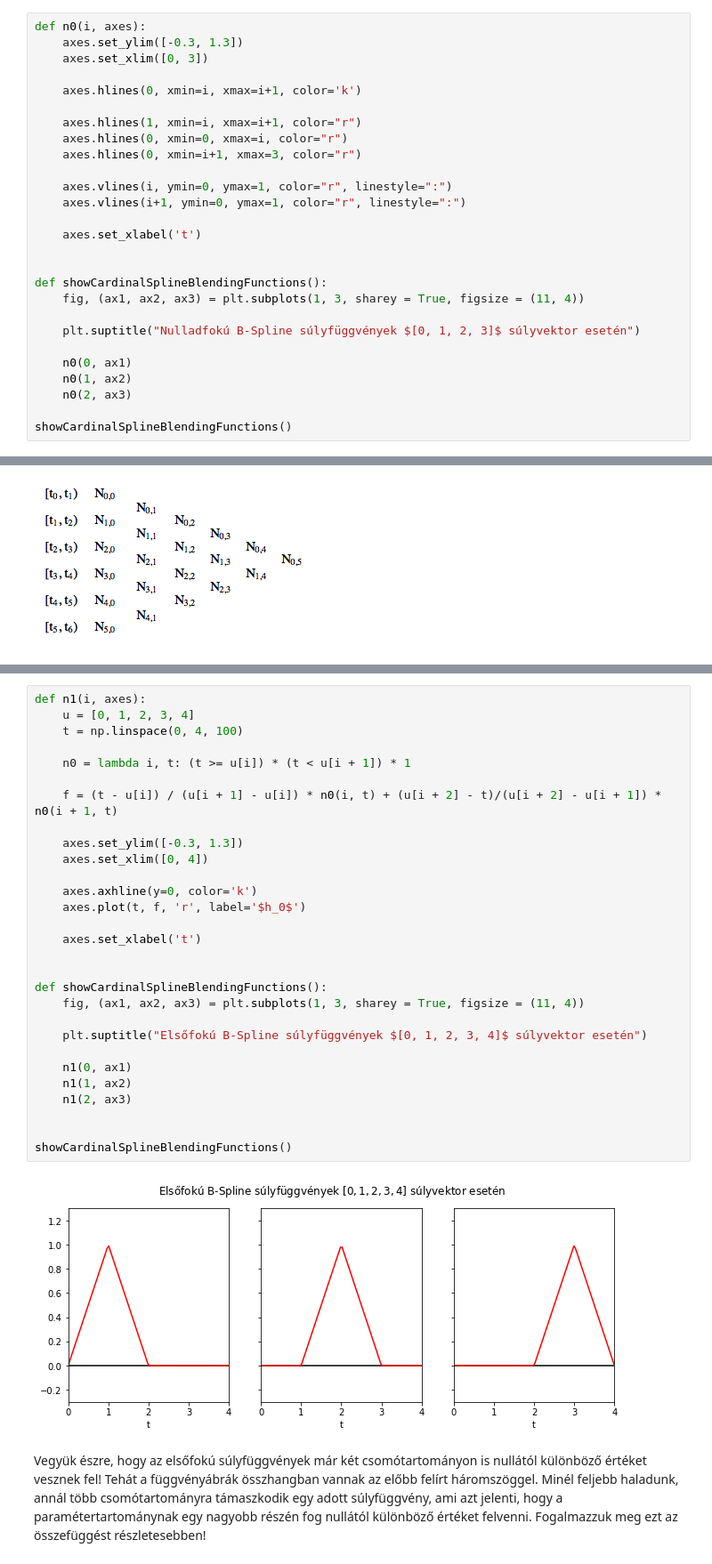
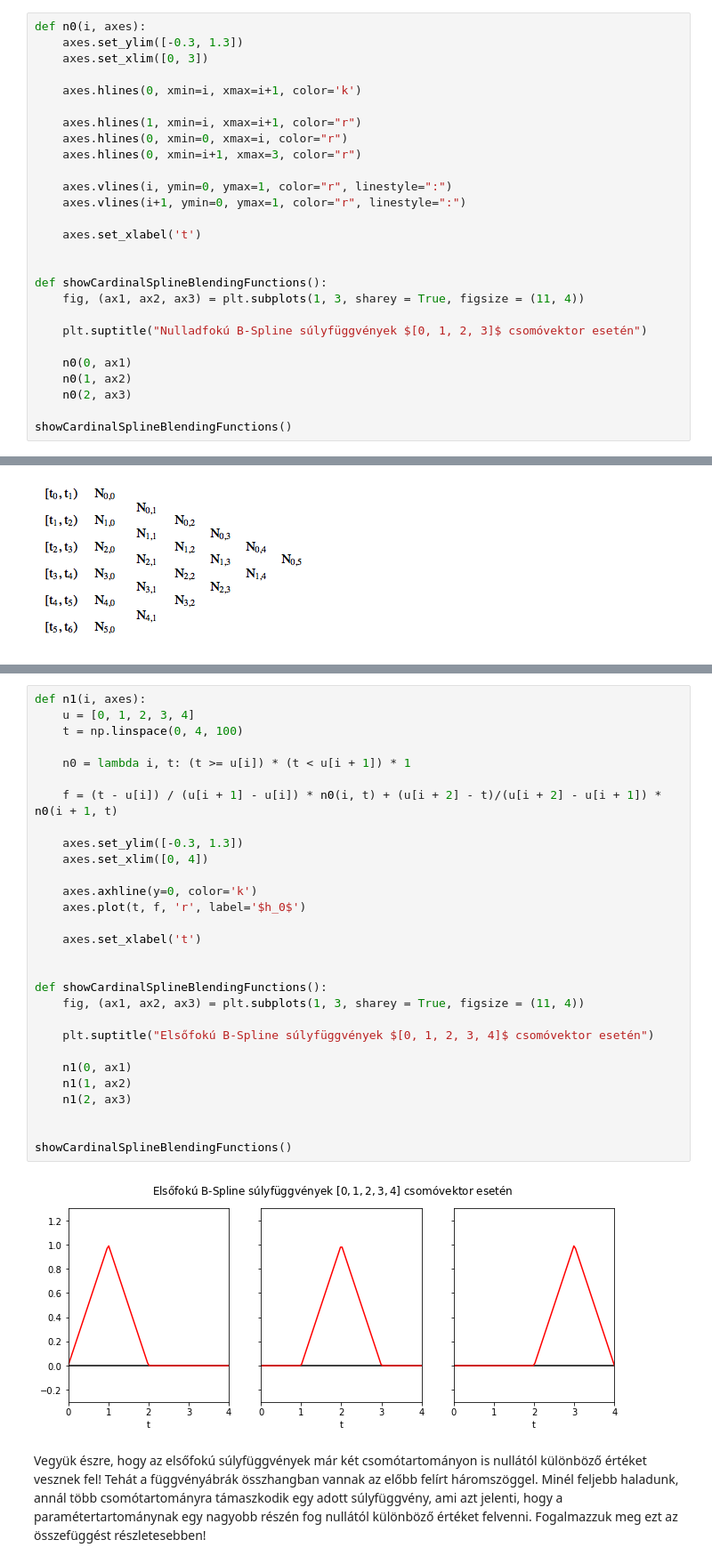
Before and after one commit to computer-graphics-master/course-material, a Jupyter notebook: notebooks/05-b-spline/05-b-spline.ipynb, the cells around one changed output, grey strips where cells are left out. Shown: that part at 89% size. Cells and saved outputs as stored; diff of their text form.

```diff
--- a/notebooks/05-b-spline/05-b-spline.ipynb
+++ b/notebooks/05-b-spline/05-b-spline.ipynb
@@ -105,7 +105,7 @@ def n0(i, axes):
 def showCardinalSplineBlendingFunctions():
     fig, (ax1, ax2, ax3) = plt.subplots(1, 3, sharey = True, figsize = (11, 4))
 
-    plt.suptitle("Nulladfokú B-Spline súlyfüggvények $[0, 1, 2, 3]$ súlyvektor esetén")
+    plt.suptitle("Nulladfokú B-Spline súlyfüggvények $[0, 1, 2, 3]$ csomóvektor esetén")
 
     n0(0, ax1)
     n0(1, ax2)
@@ -127,34 +127,34 @@ Legyen például a súlyvektorunk $U = [0, 1, 2, 3, 4]$! Ábrázoljuk az $N_{i,
 # %%
 def n1(i, axes):
     u = [0, 1, 2, 3, 4]
     t = np.linspace(0, 4, 100)
 
     n0 = lambda i, t: (t >= u[i]) * (t < u[i + 1]) * 1
 
     f = (t - u[i]) / (u[i + 1] - u[i]) * n0(i, t) + (u[i + 2] - t)/(u[i + 2] - u[i + 1]) * n0(i + 1, t)
 
     axes.set_ylim([-0.3, 1.3])
     axes.set_xlim([0, 4])
 
     axes.axhline(y=0, color='k')
     axes.plot(t, f, 'r', label='$h_0$')
 
     axes.set_xlabel('t')
 
 
 def showCardinalSplineBlendingFunctions():
     fig, (ax1, ax2, ax3) = plt.subplots(1, 3, sharey = True, figsize = (11, 4))
 
-    plt.suptitle("Elsőfokú B-Spline súlyfüggvények $[0, 1, 2, 3, 4]$ súlyvektor esetén")
+    plt.suptitle("Elsőfokú B-Spline súlyfüggvények $[0, 1, 2, 3, 4]$ csomóvektor esetén")
 
     n1(0, ax1)
     n1(1, ax2)
     n1(2, ax3)
 
 
 showCardinalSplineBlendingFunctions()
 # %% [output]
-[figure, old version]
+[figure, new version]
 # %% [markdown]
 Vegyük észre, hogy az elsőfokú súlyfüggvények már két csomótartományon is nullától különböző értéket vesznek fel! Tehát a függvényábrák összhangban vannak az előbb felírt háromszöggel. Minél feljebb haladunk, annál több csomótartományra támaszkodik egy adott súlyfüggvény, ami azt jelenti, hogy a paramétertartománynak egy nagyobb részén fog nullától különböző értéket felvenni. Fogalmazzuk meg ezt az összefüggést részletesebben!
 # %% [markdown]
```
Also changed, not shown: parts of 12 cells of this notebook.
